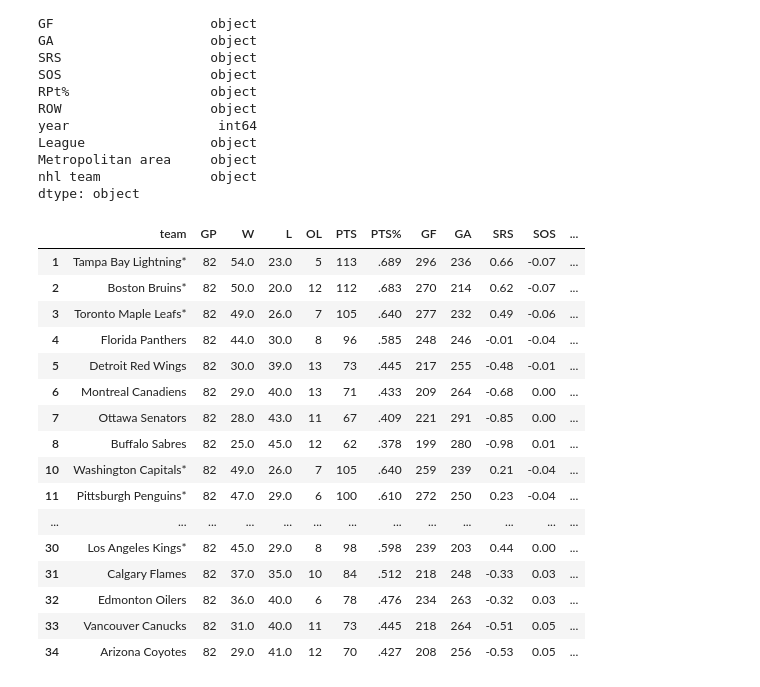
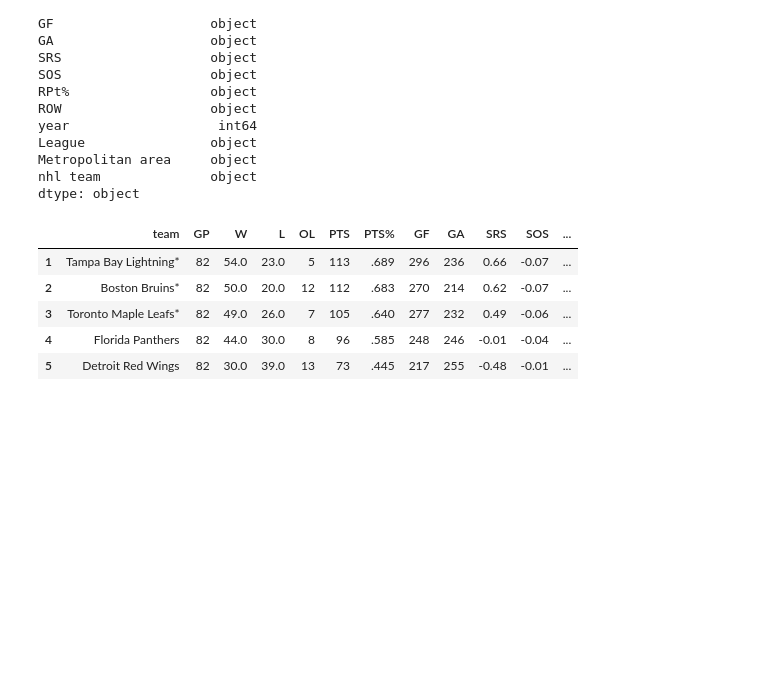
Before and after one commit to farzan1460/Sports_League_Analysis, a Jupyter notebook: Assignment 4.ipynb, the cells around one changed output. Cells and saved outputs as stored; diff of their text form; code cells hidden in the pictures; blank space fills up the shorter version.

```diff
--- a/Assignment 4.ipynb
+++ b/Assignment 4.ipynb
@@ -137,25 +77,14 @@ nhl team              object
 dtype: object
 # %%
 nhl_df['W/L']=nhl_df['W']/(nhl_df['W']+nhl_df['L'])
-nhl_df.head(35)
+nhl_df.head()
 # %% [output]
 |  | team | GP | W | L | OL | PTS | PTS% | GF | GA | SRS | SOS | ... |
 | 1 | Tampa Bay Lightning* | 82 | 54.0 | 23.0 | 5 | 113 | .689 | 296 | 236 | 0.66 | -0.07 | ... |
 | 2 | Boston Bruins* | 82 | 50.0 | 20.0 | 12 | 112 | .683 | 270 | 214 | 0.62 | -0.07 | ... |
 | 3 | Toronto Maple Leafs* | 82 | 49.0 | 26.0 | 7 | 105 | .640 | 277 | 232 | 0.49 | -0.06 | ... |
 | 4 | Florida Panthers | 82 | 44.0 | 30.0 | 8 | 96 | .585 | 248 | 246 | -0.01 | -0.04 | ... |
 | 5 | Detroit Red Wings | 82 | 30.0 | 39.0 | 13 | 73 | .445 | 217 | 255 | -0.48 | -0.01 | ... |
-| 6 | Montreal Canadiens | 82 | 29.0 | 40.0 | 13 | 71 | .433 | 209 | 264 | -0.68 | 0.00 | ... |
-| 7 | Ottawa Senators | 82 | 28.0 | 43.0 | 11 | 67 | .409 | 221 | 291 | -0.85 | 0.00 | ... |
-| 8 | Buffalo Sabres | 82 | 25.0 | 45.0 | 12 | 62 | .378 | 199 | 280 | -0.98 | 0.01 | ... |
-| 10 | Washington Capitals* | 82 | 49.0 | 26.0 | 7 | 105 | .640 | 259 | 239 | 0.21 | -0.04 | ... |
-| 11 | Pittsburgh Penguins* | 82 | 47.0 | 29.0 | 6 | 100 | .610 | 272 | 250 | 0.23 | -0.04 | ... |
-| ... | ... | ... | ... | ... | ... | ... | ... | ... | ... | ... | ... | ... |
-| 30 | Los Angeles Kings* | 82 | 45.0 | 29.0 | 8 | 98 | .598 | 239 | 203 | 0.44 | 0.00 | ... |
-| 31 | Calgary Flames | 82 | 37.0 | 35.0 | 10 | 84 | .512 | 218 | 248 | -0.33 | 0.03 | ... |
-| 32 | Edmonton Oilers | 82 | 36.0 | 40.0 | 6 | 78 | .476 | 234 | 263 | -0.32 | 0.03 | ... |
-| 33 | Vancouver Canucks | 82 | 31.0 | 40.0 | 11 | 73 | .445 | 218 | 264 | -0.51 | 0.05 | ... |
-| 34 | Arizona Coyotes | 82 | 29.0 | 41.0 | 12 | 70 | .427 | 208 | 256 | -0.53 | 0.05 | ... |
 # %%
 merge_df=pd.merge(cities,nhl_df,'outer',on='Metropolitan area')
 merge_df=merge_df.drop(['NFL','MLB','NBA','GP','GF','GA','SRS','SOS','RPt%','ROW','year','League','nhl team','PTS','PTS%','OL','W','L','team'],axis=1)
```
Also changed, not shown: parts of 38 cells of this notebook.
